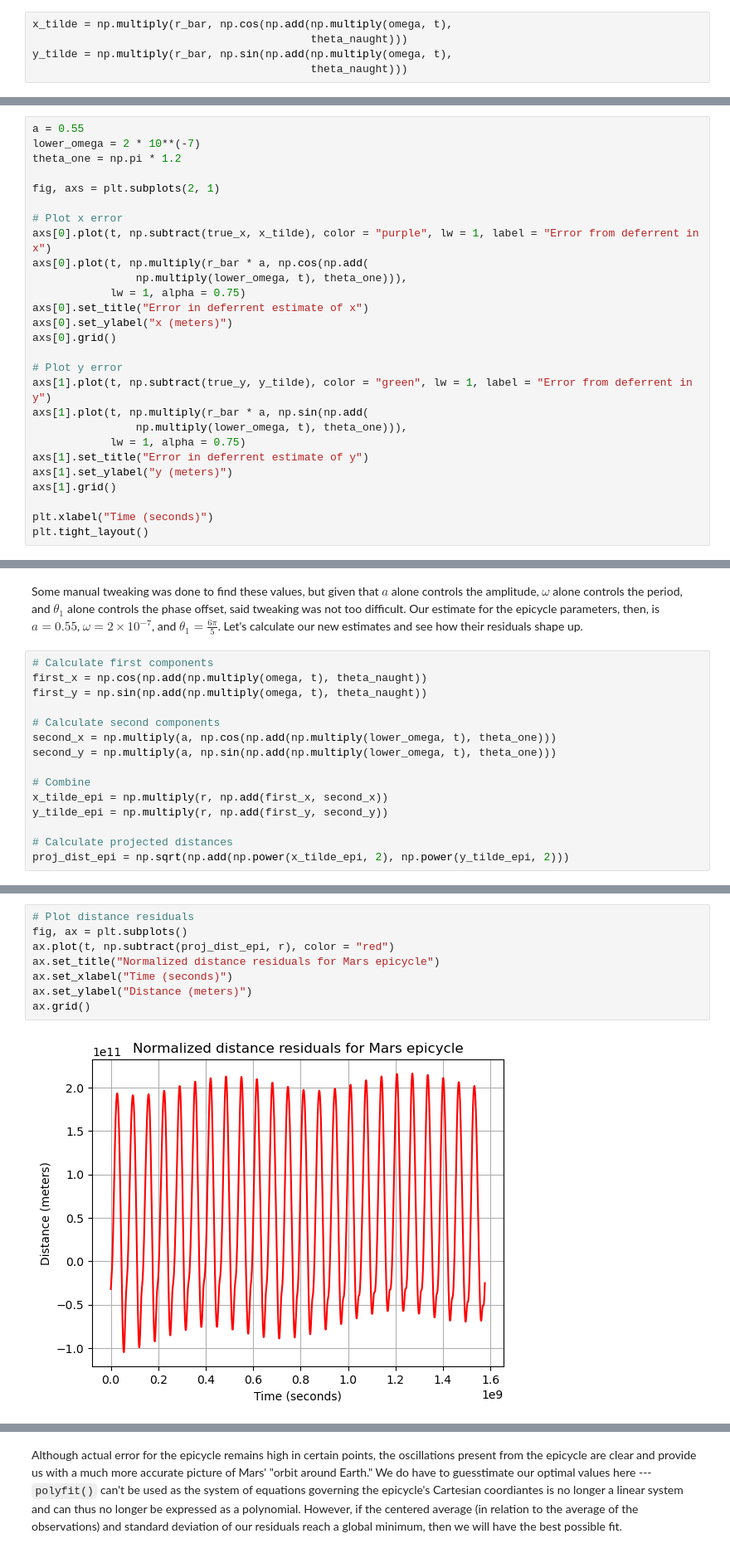
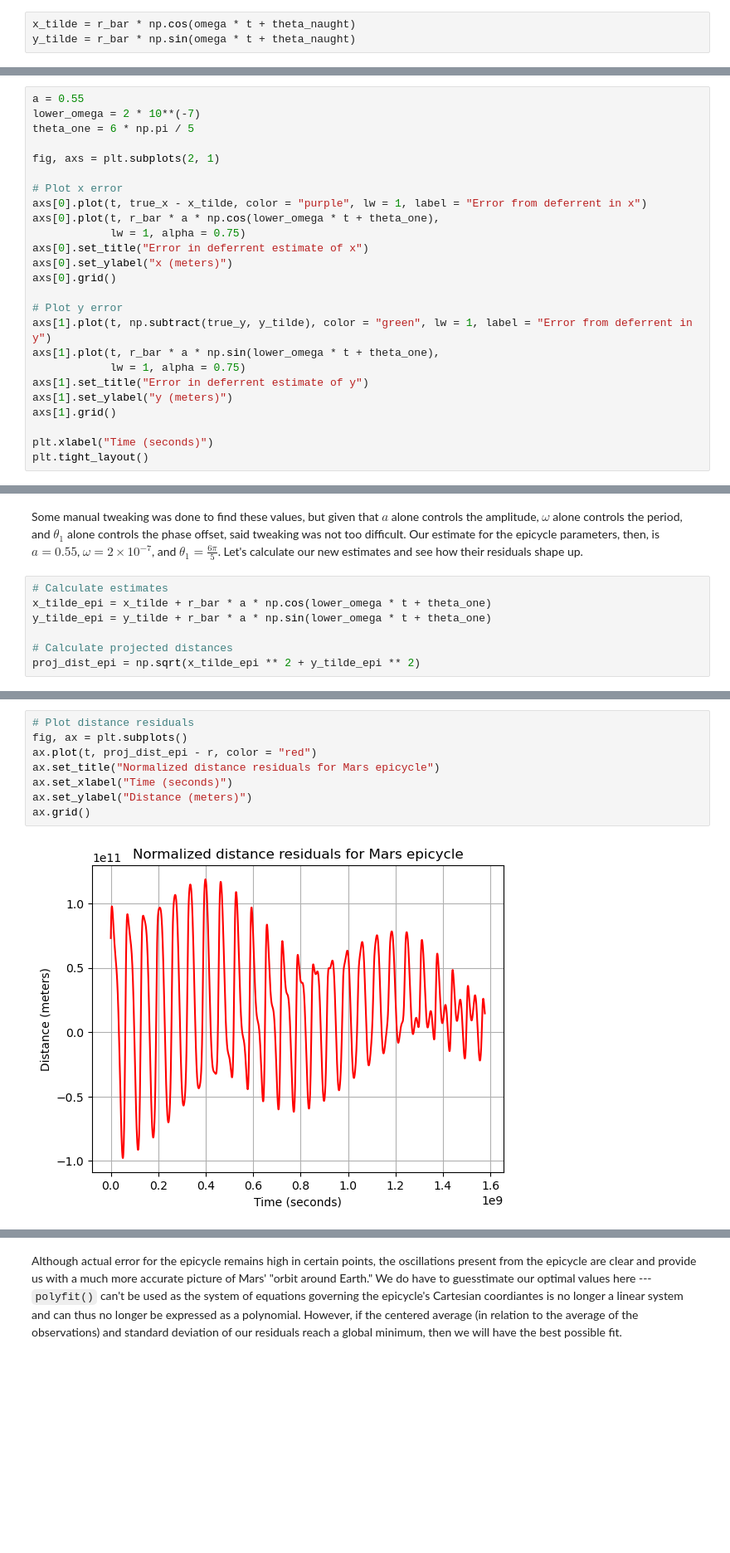
Before and after one commit to lemondoroshow/geoscienceModeling, a Jupyter notebook: celestialMechanics/copernican_revolution.ipynb, the cells around one changed output, grey strips where cells are left out. Shown at 83% size. Cells and saved outputs as stored; diff of their text form; blank space fills up the shorter version.

Commit message:
Fix deferrent, epicycle, eccentric code

```diff
--- a/celestialMechanics/copernican_revolution.ipynb
+++ b/celestialMechanics/copernican_revolution.ipynb
@@ -77,8 +77,6 @@ Thus, $\overline{r} = 2.540\times10^{11}$ meters. Let's estimate $\tilde{x}$ and
 # %%
-x_tilde = np.multiply(r_bar, np.cos(np.add(np.multiply(omega, t),
-                                           theta_naught)))
-y_tilde = np.multiply(r_bar, np.sin(np.add(np.multiply(omega, t),
-                                           theta_naught)))
+x_tilde = r_bar * np.cos(omega * t + theta_naught)
+y_tilde = r_bar * np.sin(omega * t + theta_naught)
 # %%
 # Plot Mars' modeled trajectory
 fig, ax = plt.subplots(figsize = (6, 6))
@@ -192,14 +190,13 @@ We can work directly on these plots to try and estimate the missing components.
 # %%
 a = 0.55
 lower_omega = 2 * 10**(-7)
-theta_one = np.pi * 1.2
+theta_one = 6 * np.pi / 5
 
 fig, axs = plt.subplots(2, 1)
 
 # Plot x error
-axs[0].plot(t, np.subtract(true_x, x_tilde), color = "purple", lw = 1, label = "Error from deferrent in x")
-axs[0].plot(t, np.multiply(r_bar * a, np.cos(np.add(
-                np.multiply(lower_omega, t), theta_one))),
+axs[0].plot(t, true_x - x_tilde, color = "purple", lw = 1, label = "Error from deferrent in x")
+axs[0].plot(t, r_bar * a * np.cos(lower_omega * t + theta_one),
             lw = 1, alpha = 0.75)
 axs[0].set_title("Error in deferrent estimate of x")
 axs[0].set_ylabel("x (meters)")
@@ -207,8 +204,7 @@ axs[0].grid()
 
 # Plot y error
 axs[1].plot(t, np.subtract(true_y, y_tilde), color = "green", lw = 1, label = "Error from deferrent in y")
-axs[1].plot(t, np.multiply(r_bar * a, np.sin(np.add(
-                np.multiply(lower_omega, t), theta_one))),
+axs[1].plot(t, r_bar * a * np.sin(lower_omega * t + theta_one),
             lw = 1, alpha = 0.75)
 axs[1].set_title("Error in deferrent estimate of y")
 axs[1].set_ylabel("y (meters)")
@@ -221,20 +217,12 @@ plt.tight_layout()
 # %% [markdown]
 Some manual tweaking was done to find these values, but given that $a$ alone controls the amplitude, $\omega$ alone controls the period, and $\theta_1$ alone controls the phase offset, said tweaking was not too difficult. Our estimate for the epicycle parameters, then, is $a=0.55$, $\omega=2\times10^{-7}$, and $\theta_1=\frac{6\pi}{5}$. Let's calculate our new estimates and see how their residuals shape up.
 # %%
-# Calculate first components
-first_x = np.cos(np.add(np.multiply(omega, t), theta_naught))
-first_y = np.sin(np.add(np.multiply(omega, t), theta_naught))
-
-# Calculate second components
-second_x = np.multiply(a, np.cos(np.add(np.multiply(lower_omega, t), theta_one)))
-second_y = np.multiply(a, np.sin(np.add(np.multiply(lower_omega, t), theta_one)))
-
-# Combine
-x_tilde_epi = np.multiply(r, np.add(first_x, second_x))
-y_tilde_epi = np.multiply(r, np.add(first_y, second_y))
+# Calculate estimates
+x_tilde_epi = x_tilde + r_bar * a * np.cos(lower_omega * t + theta_one)
+y_tilde_epi = y_tilde + r_bar * a * np.sin(lower_omega * t + theta_one)
 
 # Calculate projected distances
-proj_dist_epi = np.sqrt(np.add(np.power(x_tilde_epi, 2), np.power(y_tilde_epi, 2)))
+proj_dist_epi = np.sqrt(x_tilde_epi ** 2 + y_tilde_epi ** 2)
 # %%
 # Plot distance residuals
 fig, ax = plt.subplots()
@@ -250,13 +238,13 @@ ax.grid()
 # %%
 # Plot distance residuals
 fig, ax = plt.subplots()
-ax.plot(t, np.subtract(proj_dist_epi, r), color = "red")
+ax.plot(t, proj_dist_epi - r, color = "red")
 ax.set_title("Normalized distance residuals for Mars epicycle")
 ax.set_xlabel("Time (seconds)")
 ax.set_ylabel("Distance (meters)")
 ax.grid()
 # %% [output]
-[figure, old version]
+[figure, new version]
 # %%
 # Plot epicycle trajectories
 fig, ax = plt.subplots(figsize = (6, 6))
```
Also changed, not shown: parts of 24 cells of this notebook.
